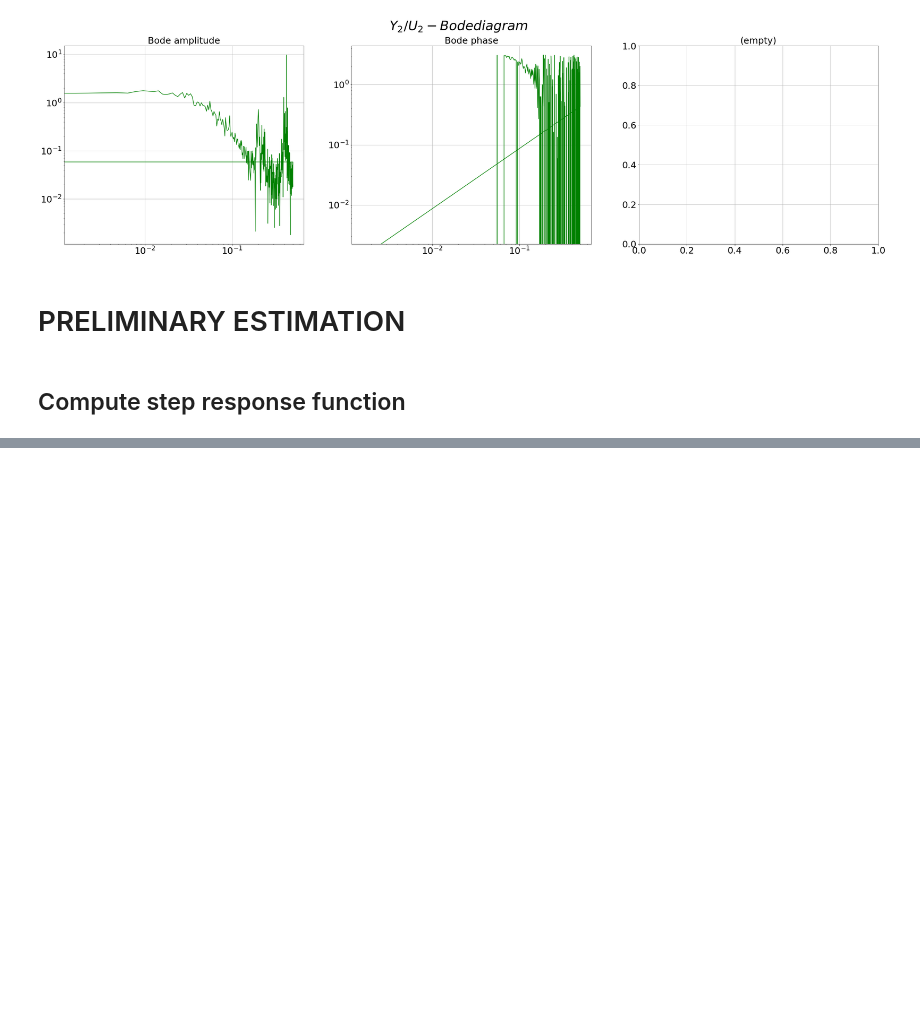
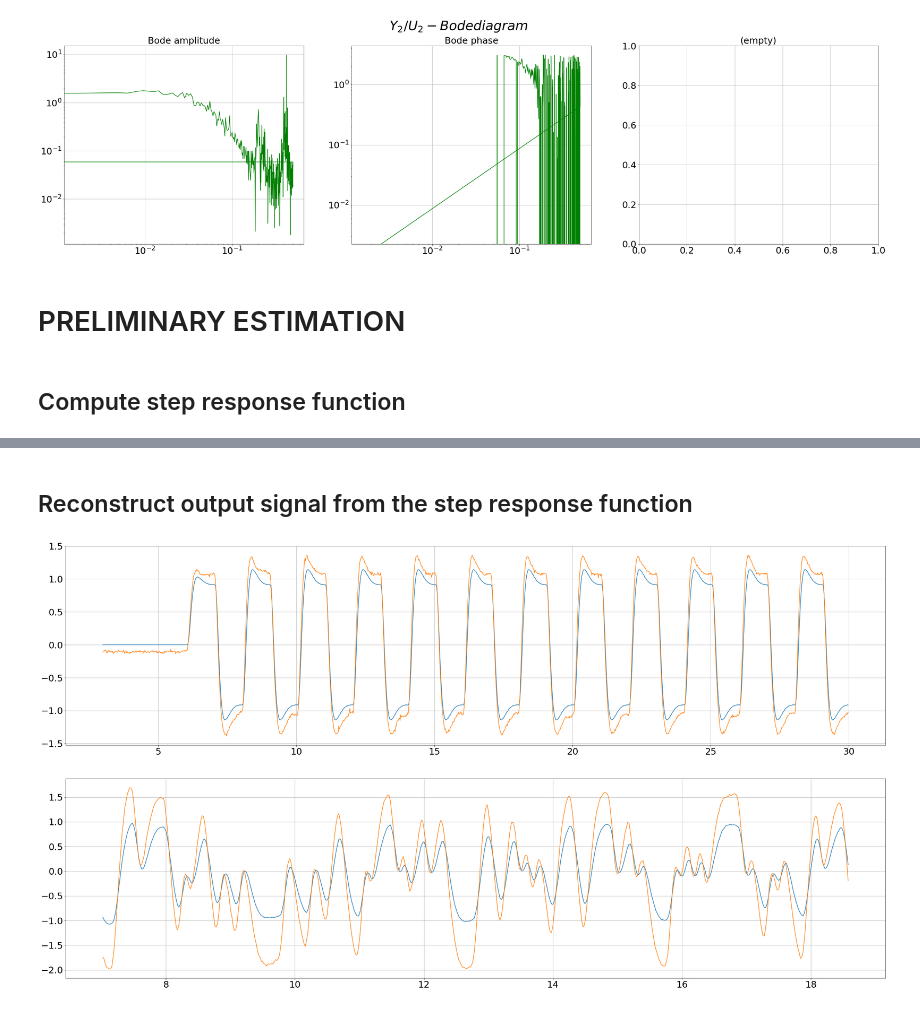
Before and after one commit to nyuhanc/BLA, a Jupyter notebook: BLA_main.ipynb, the cells around one changed output, grey strips where cells are left out. Saved outputs shown, nothing was run; the diff lists cells and outputs as text; code cells hidden in the pictures; blank space fills up the shorter version.

```diff
--- a/BLA_main.ipynb
+++ b/BLA_main.ipynb
@@ -172,0 +184,35 @@ plt.show()
+# %% [markdown]
+## Reconstruct output signal from the step response function
+# %%
+# for train of pulses
+y_rec = np.zeros(len(df1['u'])-50) # y reconstructed
+
+g_rev = g[::-1] # step response function reversed
+
+for i in range(len(df1['y'])-50):
+    y_rec[i] = np.sum(g_rev * df1['u'][i:i+50])
+
+fig, axn = plt.subplots(1,1,figsize=(40,10))
+plt.plot(df1['time'][50:], y_rec)
+plt.plot(df1['time'][50:], df1['y'][50:])
+plt.grid(True)
+plt.show()
+
+#----------------------------------------------
+
+#for PRBS
+y_rec = np.zeros(len(df2['u'])-50) # y reconstructed
+
+g_rev = g[::-1] # step response function reversed
+
+for i in range(len(df2['y'])-50):
+    y_rec[i] = np.sum(g_rev * df2['u'][i:i+50])
+
+fig, axn = plt.subplots(1,1,figsize=(40,10))
+plt.plot(df2['time'][50:], y_rec)
+plt.plot(df2['time'][50:], df2['y'][50:])
+plt.grid(True)
+plt.show()
+# %% [output]
+[figure, added]
+[figure, added]
```
Also changed, not shown: parts of 8 cells of this notebook, 1 other file.
